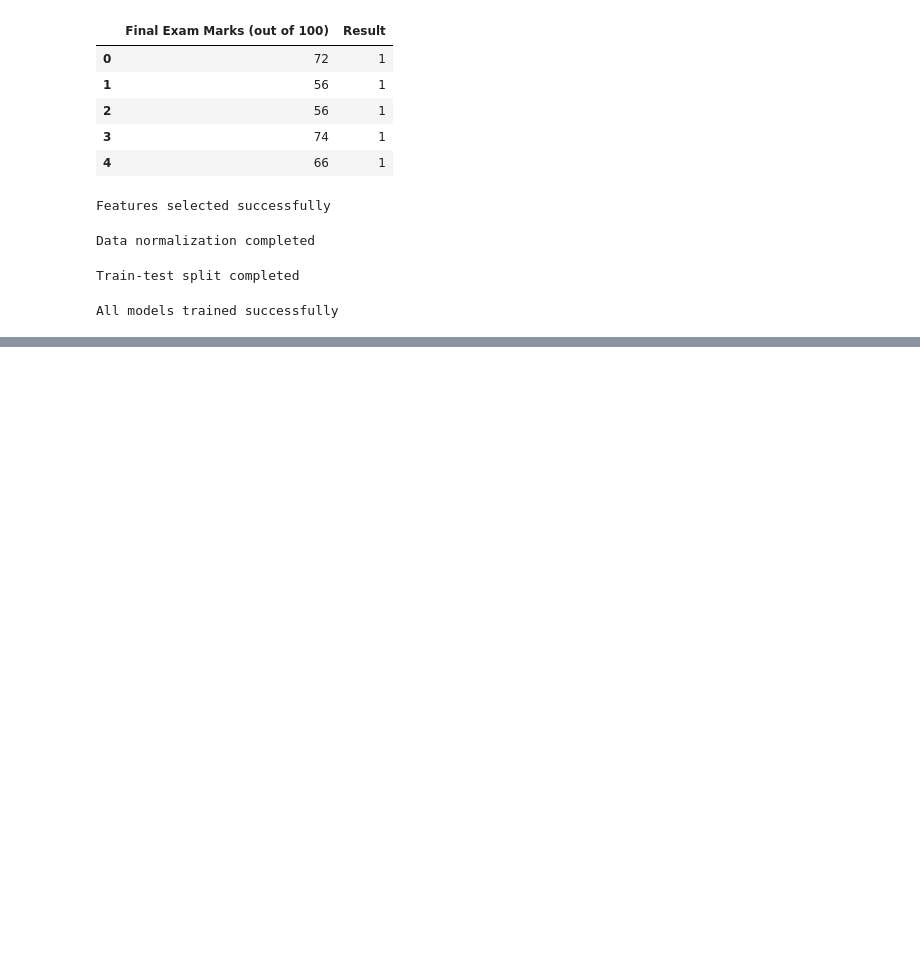
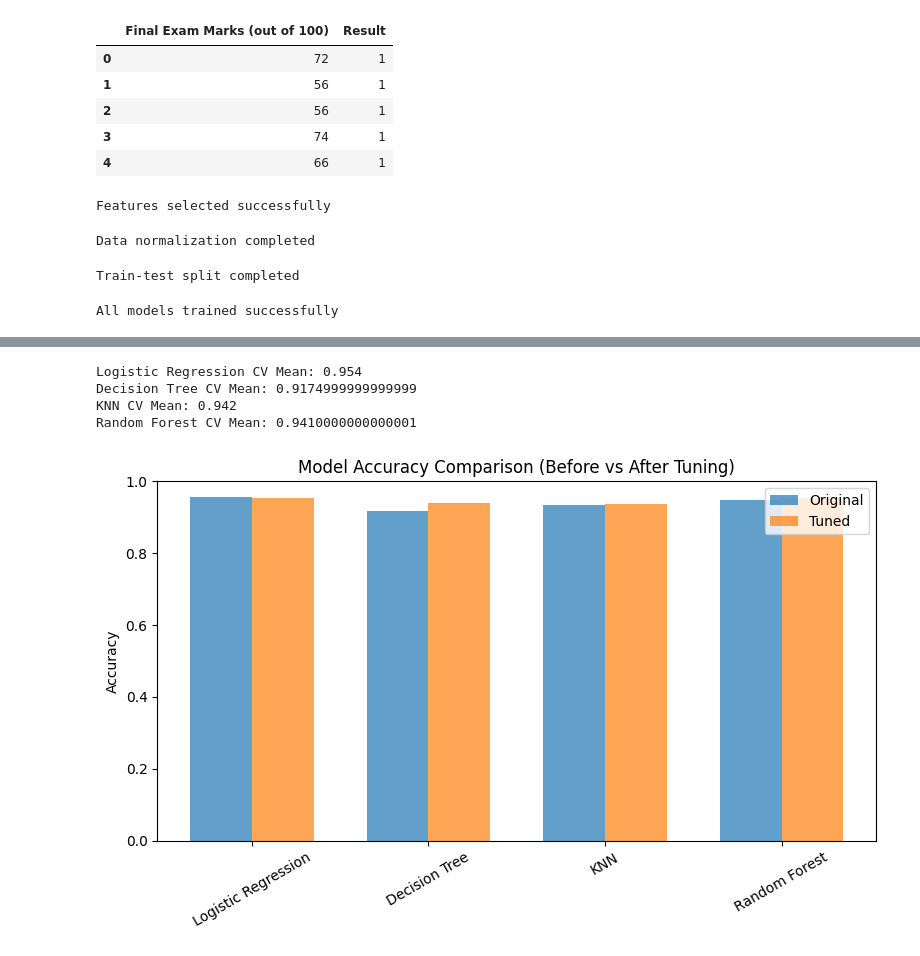
Before and after one commit to Sithumini-Anuhansi/student-pass-fail-ml, a Jupyter notebook: notebooks/ML_Task.ipynb, the cells around one changed output, grey strips where cells are left out. Saved outputs shown, nothing was run; the diff lists cells and outputs as text; code cells hidden in the pictures; blank space fills up the shorter version.

```diff
--- a/notebooks/ML_Task.ipynb
+++ b/notebooks/ML_Task.ipynb
@@ -176,0 +155,23 @@ print(list(zip(models, accuracies)))
+# %%
+# CROSS VALIDATION (5-FOLD)
+
+# Logistic Regression CV
+lr_cv_scores = cross_val_score(LogisticRegression(), X_scaled, y, cv=5, scoring='accuracy')
+print("Logistic Regression CV Mean:", lr_cv_scores.mean())
+
+# Decision Tree CV
+dt_cv_scores = cross_val_score(DecisionTreeClassifier(random_state=42), X_scaled, y, cv=5, scoring='accuracy')
+print("Decision Tree CV Mean:", dt_cv_scores.mean())
+
+# KNN CV
+knn_cv_scores = cross_val_score(KNeighborsClassifier(), X_scaled, y, cv=5, scoring='accuracy')
+print("KNN CV Mean:", knn_cv_scores.mean())
+
+# Random Forest CV
+rf_cv_scores = cross_val_score(RandomForestClassifier(random_state=42), X_scaled, y, cv=5, scoring='accuracy')
+print("Random Forest CV Mean:", rf_cv_scores.mean())
+# %% [output]
+Logistic Regression CV Mean: 0.954
+Decision Tree CV Mean: 0.9174999999999999
+KNN CV Mean: 0.942
+Random Forest CV Mean: 0.9410000000000001
@@ -176,0 +208,40 @@ print(list(zip(models, accuracies)))
+# %%
+# MODEL COMPARISON (ORIGINAL vs TUNED)
+
+models = ['Logistic Regression', 'Decision Tree', 'KNN', 'Random Forest']
+
+# Original accuracy
+original_acc = [
+    accuracy_score(y_test, lr_pred),
+    accuracy_score(y_test, dt_pred),
+    accuracy_score(y_test, knn_pred),
+    accuracy_score(y_test, rf_pred)
+]
+
+# Tuned accuracy
+tuned_acc = [
+    accuracy_score(y_test, lr_pred_tuned),
+    accuracy_score(y_test, dt_pred_tuned),
+    accuracy_score(y_test, knn_pred_tuned),
+    accuracy_score(y_test, rf_pred_tuned)
+]
+
+# x‑positions for bars
+x = np.arange(len(models))  # [0, 1, 2, 3]
+width = 0.35  # width of each bar
+
+plt.figure(figsize=(8, 5))
+plt.bar(x - width/2, original_acc, width, alpha=0.7, label="Original")
+plt.bar(x + width/2, tuned_acc, width, alpha=0.7, label="Tuned")
+
+# Plot comparison
+plt.title("Model Accuracy Comparison (Before vs After Tuning)")
+plt.ylabel("Accuracy")
+plt.legend()
+plt.xticks(x, models, rotation=30)
+plt.ylim(0, 1)  # since accuracy is in [0,1]
+plt.tight_layout()
+plt.show()
+models = ['Logistic Regression', 'Decision Tree', 'KNN', 'Random Forest']
+# %% [output]
+[figure, added]
```
Also changed, not shown: parts of 19 cells of this notebook, 24 other files.
